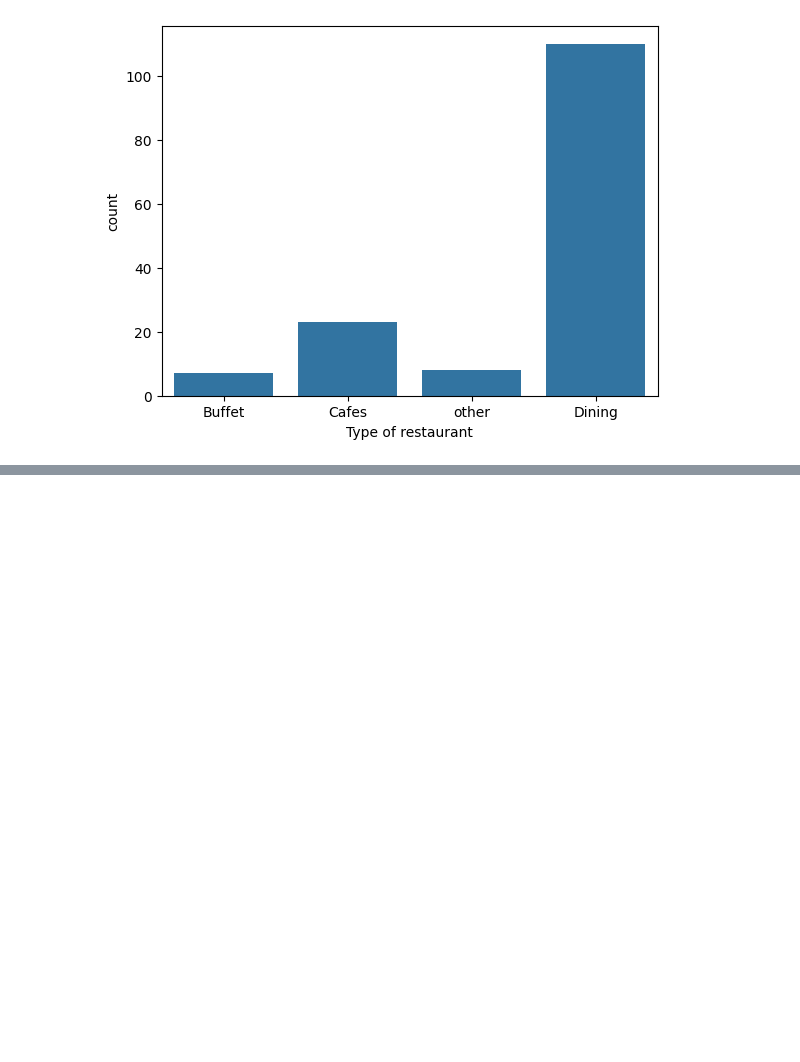
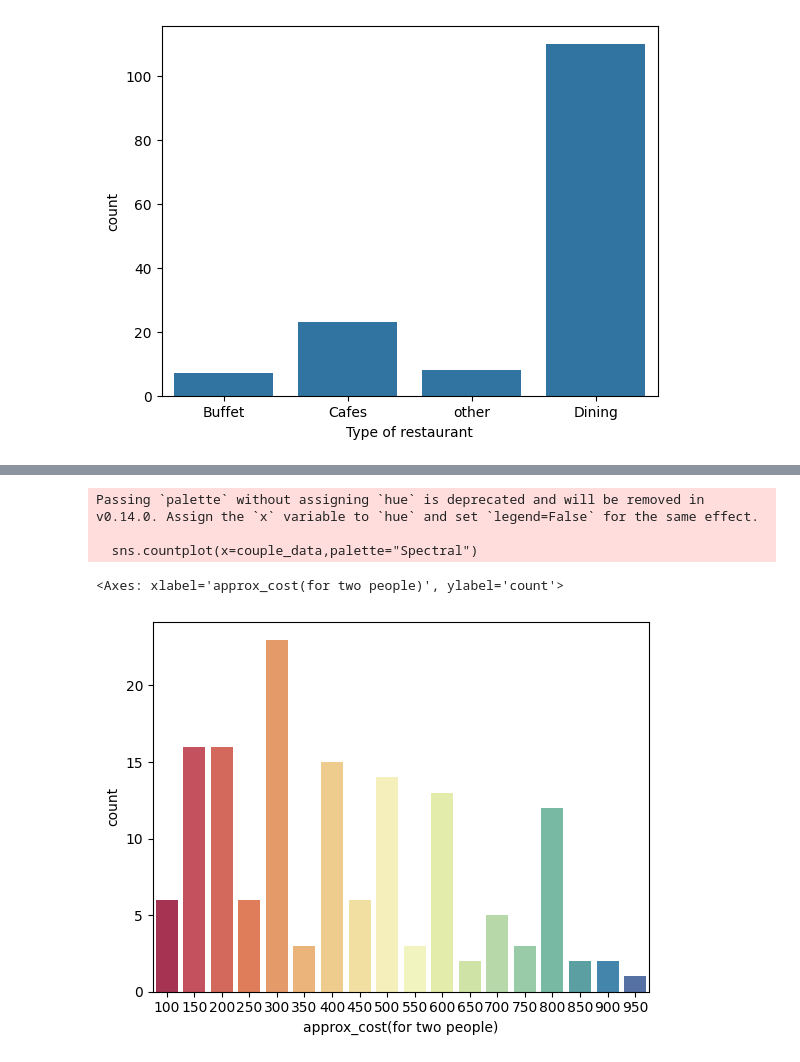
Before and after one commit to harizzzzz/Zomato-Data-Analysis, a Jupyter notebook: zomato-analysis.ipynb, the cells around one changed output, grey strips where cells are left out. Drawn from its saved outputs; the diff is of its cells as text; code cells hidden in the pictures; blank space fills up the shorter version.

```diff
--- a/zomato-analysis.ipynb
+++ b/zomato-analysis.ipynb
@@ -90,0 +131,15 @@ grouped_data=dataframe.groupby
+# %%
+# explore the approx_cost(for two people) column
+
+couple_data=dataframe['approx_cost(for two people)']
+sns.color_palette()
+sns.countplot(x=couple_data,palette="Spectral")
+
+# countplot show that most couple prefer restaurant with
+# approximate cost of 300 rupees
+# %% [output]
+Passing `palette` without assigning `hue` is deprecated and will be removed in v0.14.0. Assign the `x` variable to `hue` and set `legend=False` for the same effect.
+
+  sns.countplot(x=couple_data,palette="Spectral")
+<Axes: xlabel='approx_cost(for two people)', ylabel='count'>
+[figure, added]
```
Also changed, not shown: parts of 5 cells of this notebook.
